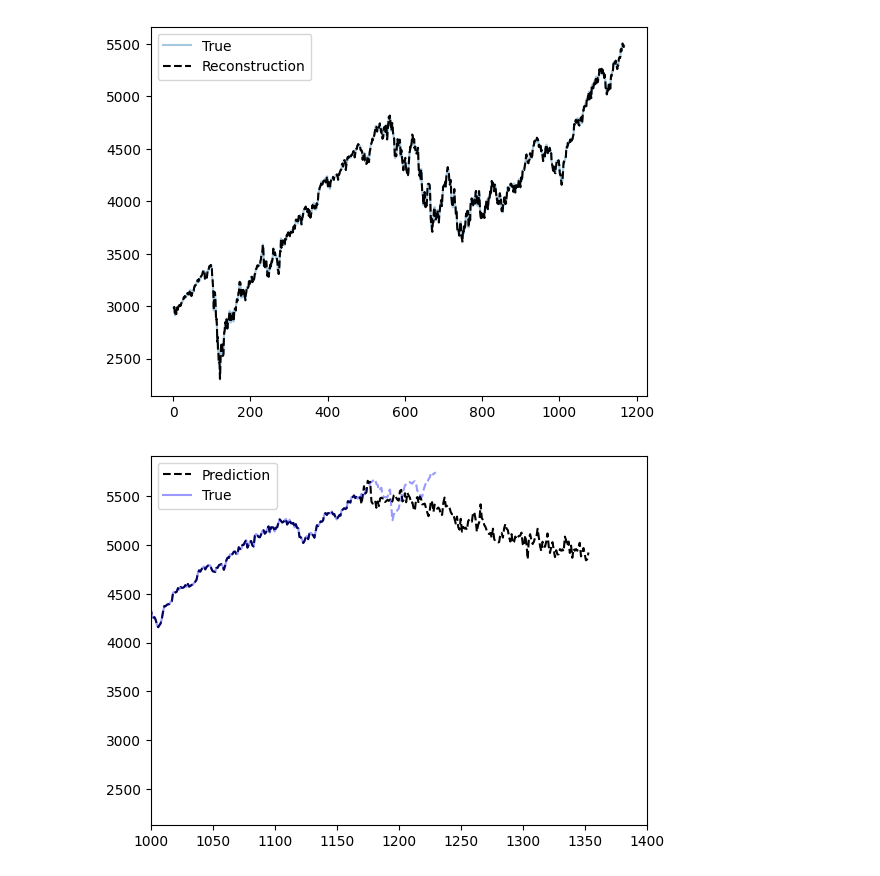
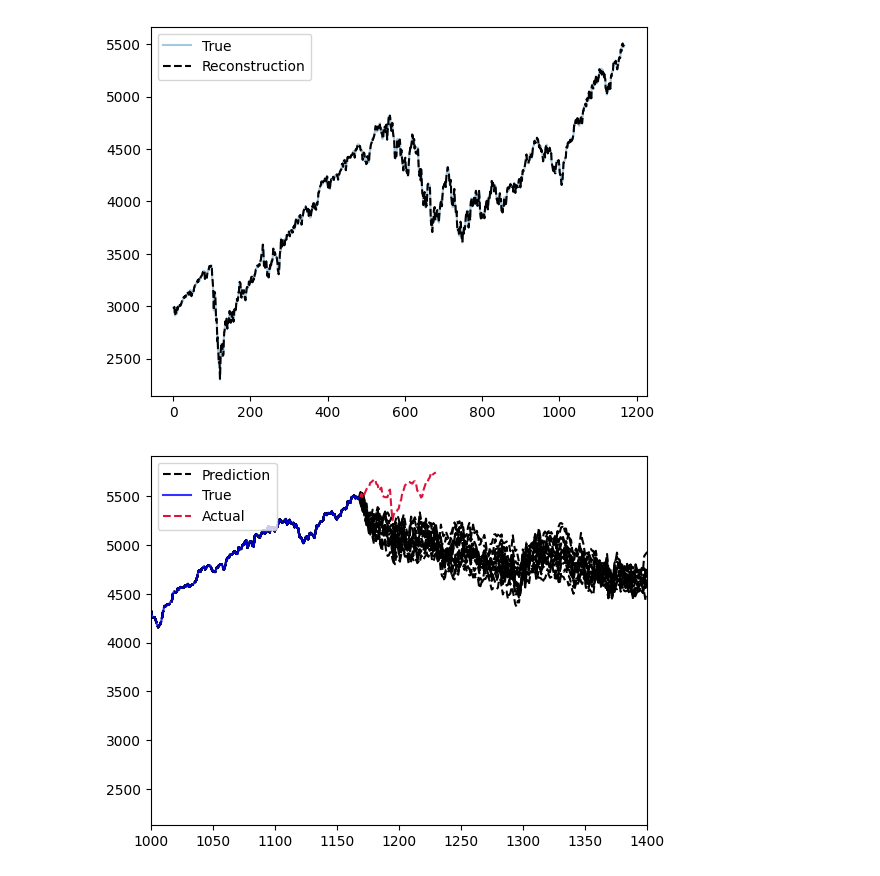
Before and after one commit to cklyne/signals_01, a Jupyter notebook: model01.ipynb, the cells around one changed output. Drawn from its saved outputs; the diff is of its cells as text; code cells hidden in the pictures.

Commit message:
Notebooks
Updated notebooks for model tests

```diff
--- a/model01.ipynb
+++ b/model01.ipynb
@@ -386,38 +155,6 @@ def find_field_names(field: jft.model.Model):
 
 assert find_field_names(correlated_field)[0] == "cf"
 assert len(find_field_names(correlated_field)) == 1
-# %%
-class SignalBase(jft.Model):
-    def __init__(
-        self,
-        correlated_field: jft.model.Model,
-        pad_left: int,
-        pad_right: Optional[int] = None,
-    ):
-        self.cf = correlated_field
-        self.pad_left = pad_left
-        self.pad_right = pad_right if pad_right is not None else pad_left
-        super().__init__(init=self.cf.init)
-
-    def __call__(
-        self,
-        x,
-    ):
-        res = jnp.exp(self.cf(x))
-        res = res[self.pad_left:-self.pad_right]
-        return res
-
-
-# class SignalRes(jft.Model):
-#     def __call__(self, x):
-#         res = super().__call__(x)[self.data_size:]
-#         return res
-
-
-# class SignalRes(jft.Model):
-#     def __call__(self, x):
-#         res = super().__call__(x)[self.data_size:]
-#         return res
 # %%
 signal = SignalBase(
     correlated_field,
@@ -510,6 +247,7 @@ SN: Iteration Limit Reached
 # %%
 mean_samps_as_train = jft.mean(tuple(signal(s) for s in samples))
-mean_samps_all = jft.mean(tuple(jnp.exp(signal.cf(s))[(dims[0] // 2):-400] for s in samples))
+mean_samps_col = jnp.array(tuple(jnp.exp(signal.cf(s))[(dims[0] // 2):] for s in samples))
+mean_samps_all = mean_samps_col.mean(axis=0)
 # %%
 fig = plt.figure()
 plt.plot(train, alpha=0.4, label="True")
@@ -521,12 +259,14 @@ plt.show()
 # %%
 fig = plt.figure()
 # plt.plot(jnp.exp(signal.cf(samples[2]))[(dims[0] // 2):-400], "--k", label="Prediction")
-plt.plot(mean_samps_all, "--k", label="Prediction")
+# plt.plot(mean_samps_all, "--k", label="Prediction")
+plt.plot(mean_samps_col[0], "--k", label="Prediction")
+plt.plot(mean_samps_col[1:].T, "--k")
 # plt.plot(data.to_numpy(), alpha=0.4, label="True")
-plt.plot(jnp.arange(train.shape[0]), train, "b", alpha=0.4, label="True")
-plt.plot(jnp.arange(train.shape[0], train.shape[0] + test.shape[0]), test, "--b", alpha=0.4)
+plt.plot(jnp.arange(train.shape[0]), train, "b", alpha=0.8, label="True")
+plt.plot(jnp.arange(train.shape[0], train.shape[0] + test.shape[0]), test, "--", c="crimson", label='Actual')
 plt.xlim(1000, 1400)
 plt.legend(loc="upper left")
 plt.show()
 # %% [output]
-[figure, old version]
+[figure, new version]
```
Also changed, not shown: parts of 21 cells of this notebook, 2 other files.
